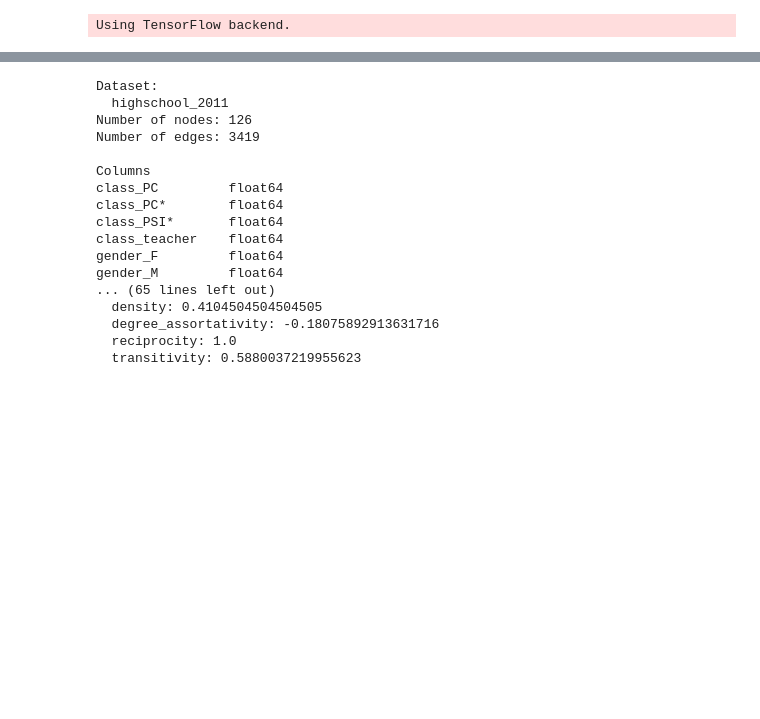
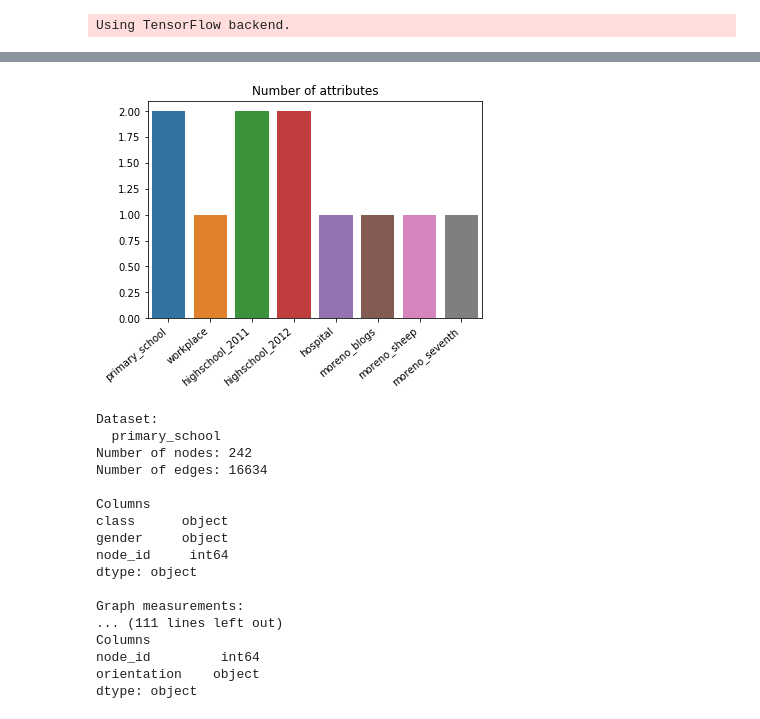
Before and after one commit to wmikolajczyk/complex-network-analysis, a Jupyter notebook: Describe real datasets.ipynb, the cells around one changed output, grey strips where cells are left out. Drawn from its saved outputs; the diff is of its cells as text; code cells hidden in the pictures; blank space fills up the shorter version.

```diff
--- a/Describe real datasets.ipynb
+++ b/Describe real datasets.ipynb
@@ -10,14 +52,11 @@ Using TensorFlow backend.
+# %%
+plot = sns.barplot(x=prepared_dataset_names, y=num_of_attrs)
+plot.set_title('Number of attributes')
+plot.set_xticklabels(plot.get_xticklabels(), rotation=40, ha="right")
+plt.show()
+# %% [output]
+[figure, added]
 # %%
-prepared_datasets_path = 'prepared_datasets'
-prepared_dataset_names = [
-    #'primary_school', 'workplace',
-    'highschool_2011', 'highschool_2012', 'hospital',
-    #'moreno_blogs', 'moreno_sheep', 'moreno_seventh'
-]
-prepare_big_dataset_names = [
-    'petster-hamster', 'email-Eu'
-]
-
 for dataset_name in prepared_dataset_names:
     print('Dataset:\n  {}'.format(dataset_name))
     dataset_path = os.path.join(prepared_datasets_path, dataset_name)
@@ -32,7 +71,7 @@ for dataset_name in prepared_dataset_names:
 
     df = graph_to_dataframe(graph)
 
-    df = preprocess_dataframe(df, graph.number_of_nodes())
+    # df = preprocess_dataframe(df, graph.number_of_nodes())
     print('Columns')
     print(df.dtypes)
     print()
@@ -42,19 +81,19 @@ for dataset_name in prepared_dataset_names:
     print()
 # %% [output]
 Dataset:
-  highschool_2011
-Number of nodes: 126
-Number of edges: 3419
+  primary_school
+Number of nodes: 242
+Number of edges: 16634
 
 Columns
-class_PC         float64
-class_PC*        float64
-class_PSI*       float64
-class_teacher    float64
-gender_F         float64
-gender_M         float64
-... (65 lines left out)
-  density: 0.4104504504504505
-  degree_assortativity: -0.18075892913631716
-  reciprocity: 1.0
-  transitivity: 0.5880037219955623
+class      object
+gender     object
+node_id     int64
+dtype: object
+
+Graph measurements:
+... (111 lines left out)
+Columns
+node_id         int64
+orientation    object
+dtype: object
```
Also changed, not shown: parts of 5 cells of this notebook.
